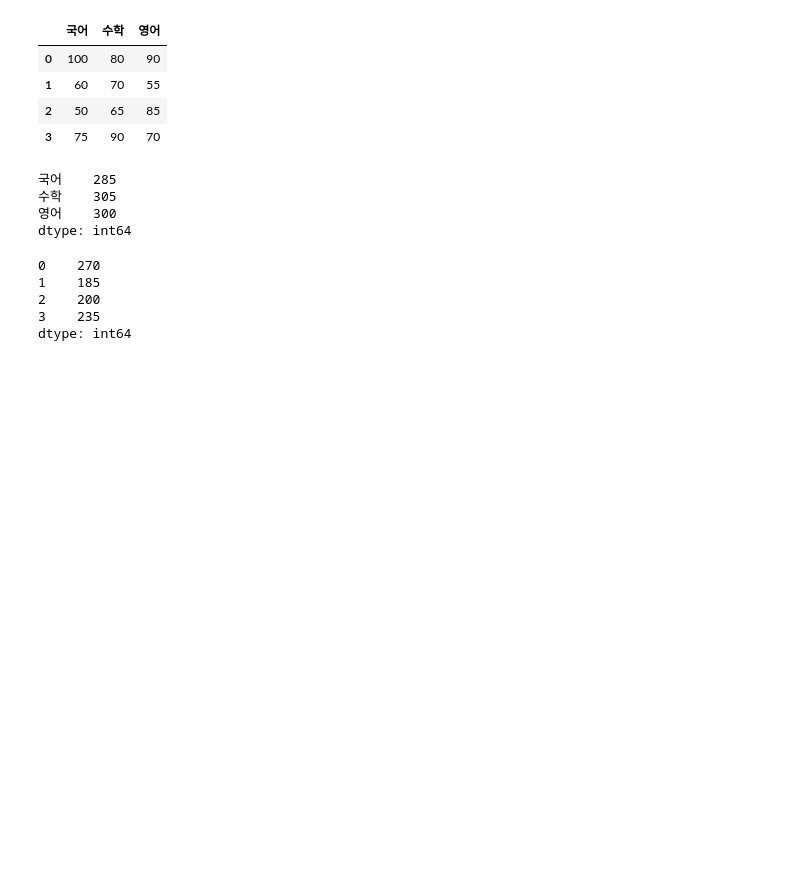
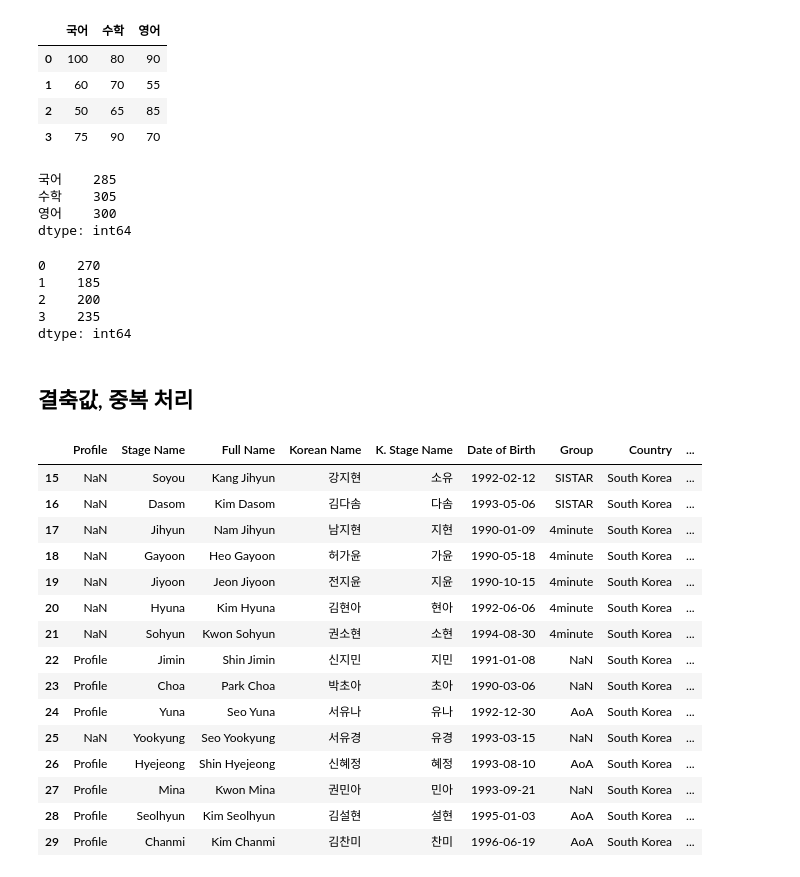
Before and after one commit to sleeptiger/Abc-project, a Jupyter notebook: pandas정리L.ipynb, the cells around one changed output. Saved outputs shown, nothing was run; the diff lists cells and outputs as text; code cells hidden in the pictures; blank space fills up the shorter version.

```diff
--- a/pandas정리L.ipynb
+++ b/pandas정리L.ipynb
@@ -989,3 +989,27 @@ df.sum(axis=1)
 2    200
 3    235
 dtype: int64
+# %% [markdown]
+## 결축값, 중복 처리
+# %%
+df = pd.read_csv('https://bit.ly/3gRXTfD')
+# %%
+df = df.iloc[15:30]
+df
+# %% [output]
+|  | Profile | Stage Name | Full Name | Korean Name | K. Stage Name | Date of Birth | Group | Country | ... |
+| 15 | NaN | Soyou | Kang Jihyun | 강지현 | 소유 | 1992-02-12 | SISTAR | South Korea | ... |
+| 16 | NaN | Dasom | Kim Dasom | 김다솜 | 다솜 | 1993-05-06 | SISTAR | South Korea | ... |
+| 17 | NaN | Jihyun | Nam Jihyun | 남지현 | 지현 | 1990-01-09 | 4minute | South Korea | ... |
+| 18 | NaN | Gayoon | Heo Gayoon | 허가윤 | 가윤 | 1990-05-18 | 4minute | South Korea | ... |
+| 19 | NaN | Jiyoon | Jeon Jiyoon | 전지윤 | 지윤 | 1990-10-15 | 4minute | South Korea | ... |
+| 20 | NaN | Hyuna | Kim Hyuna | 김현아 | 현아 | 1992-06-06 | 4minute | South Korea | ... |
+| 21 | NaN | Sohyun | Kwon Sohyun | 권소현 | 소현 | 1994-08-30 | 4minute | South Korea | ... |
+| 22 | Profile | Jimin | Shin Jimin | 신지민 | 지민 | 1991-01-08 | NaN | South Korea | ... |
+| 23 | Profile | Choa | Park Choa | 박초아 | 초아 | 1990-03-06 | NaN | South Korea | ... |
+| 24 | Profile | Yuna | Seo Yuna | 서유나 | 유나 | 1992-12-30 | AoA | South Korea | ... |
+| 25 | NaN | Yookyung | Seo Yookyung | 서유경 | 유경 | 1993-03-15 | NaN | South Korea | ... |
+| 26 | Profile | Hyejeong | Shin Hyejeong | 신혜정 | 혜정 | 1993-08-10 | AoA | South Korea | ... |
+| 27 | Profile | Mina | Kwon Mina | 권민아 | 민아 | 1993-09-21 | NaN | South Korea | ... |
+| 28 | Profile | Seolhyun | Kim Seolhyun | 김설현 | 설현 | 1995-01-03 | AoA | South Korea | ... |
+| 29 | Profile | Chanmi | Kim Chanmi | 김찬미 | 찬미 | 1996-06-19 | AoA | South Korea | ... |
```
Also changed, not shown: parts of 36 cells of this notebook.
